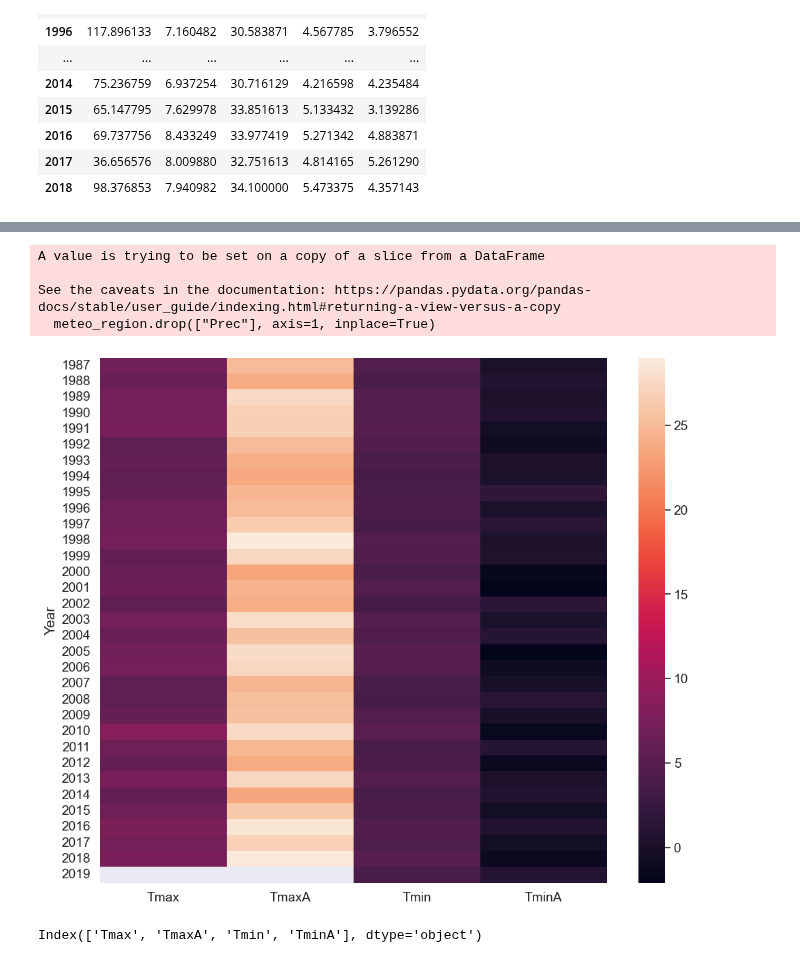
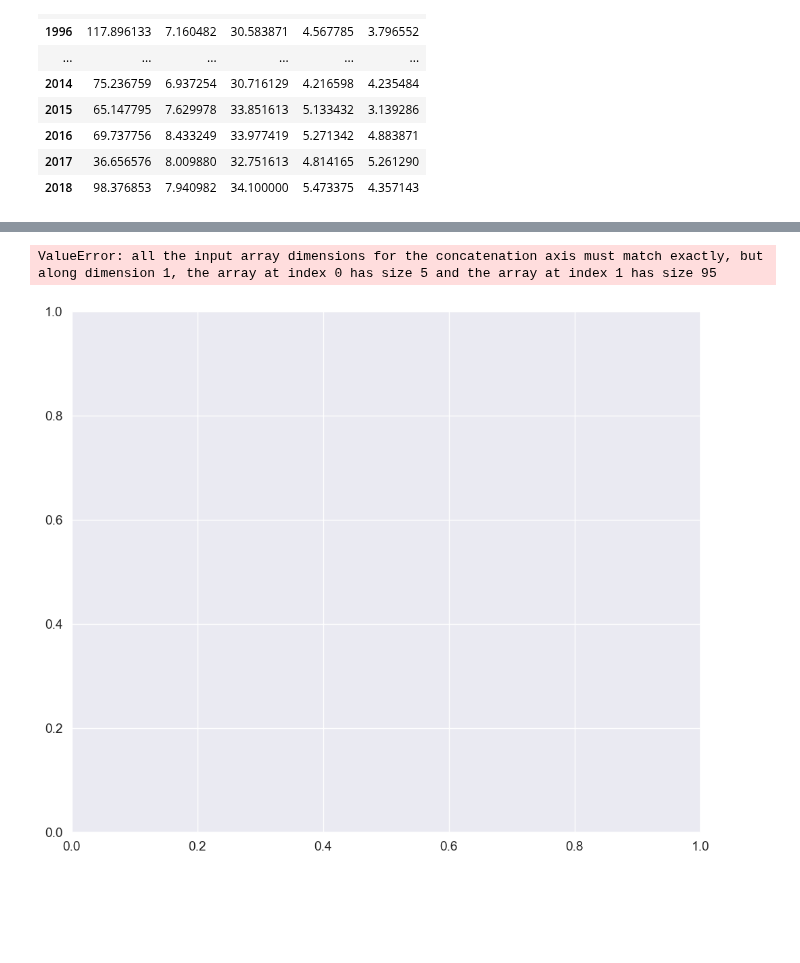
Before and after one commit to JoaoAnt42/FAA_TitanicSpace, a Jupyter notebook: FCD.ipynb, the cells around one changed output, grey strips where cells are left out. Drawn from its saved outputs; the diff is of its cells as text; code cells hidden in the pictures; blank space fills up the shorter version.

```diff
--- a/FCD.ipynb
+++ b/FCD.ipynb
@@ -482,18 +523,15 @@ meteo_region
 # %%
 meteo_region = meteo.xs(11)
-meteo_region.drop(["Prec"], axis=1, inplace=True)
+data_region = data.xs("11")
+
 f,ax = plt.subplots(figsize=(12, 10))
 cols = meteo_region.columns
-cm = np.corrcoef(meteo_region)
+cm = np.corrcoef(meteo_region, data_region)
 sns.set(font_scale=1.25)
-hm = sns.heatmap(meteo_region, cbar=True)
+hm = sns.heatmap(cm, cbar=True, annot=True)
 plt.show()
 # cols = cols.drop('Transported')
 print(cols)
 # %% [output]
-A value is trying to be set on a copy of a slice from a DataFrame
-
-See the caveats in the documentation: https://pandas.pydata.org/pandas-docs/stable/user_guide/indexing.html#returning-a-view-versus-a-copy
-  meteo_region.drop(["Prec"], axis=1, inplace=True)
+ValueError: all the input array dimensions for the concatenation axis must match exactly, but along dimension 1, the array at index 0 has size 5 and the array at index 1 has size 95
-[figure, old version]
+[figure, new version]
-Index(['Tmax', 'TmaxA', 'Tmin', 'TminA'], dtype='object')
```
Also changed, not shown: parts of 3 cells of this notebook, 25 other files.
